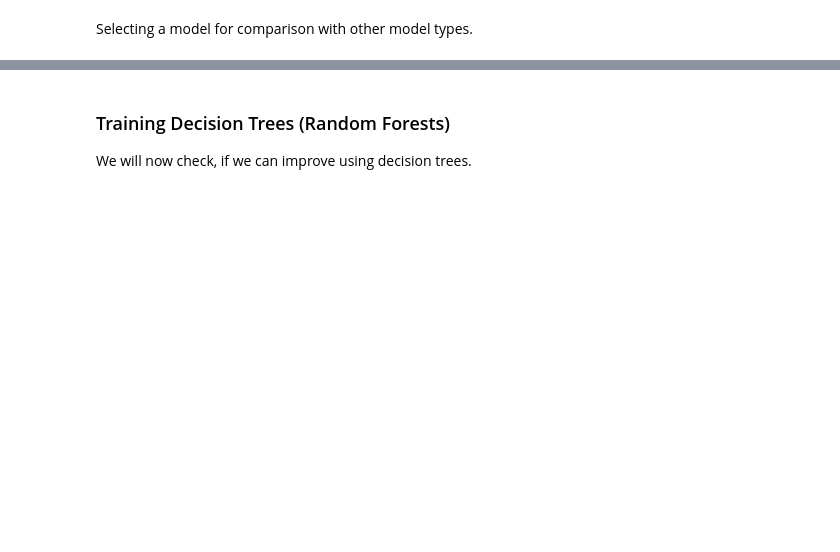
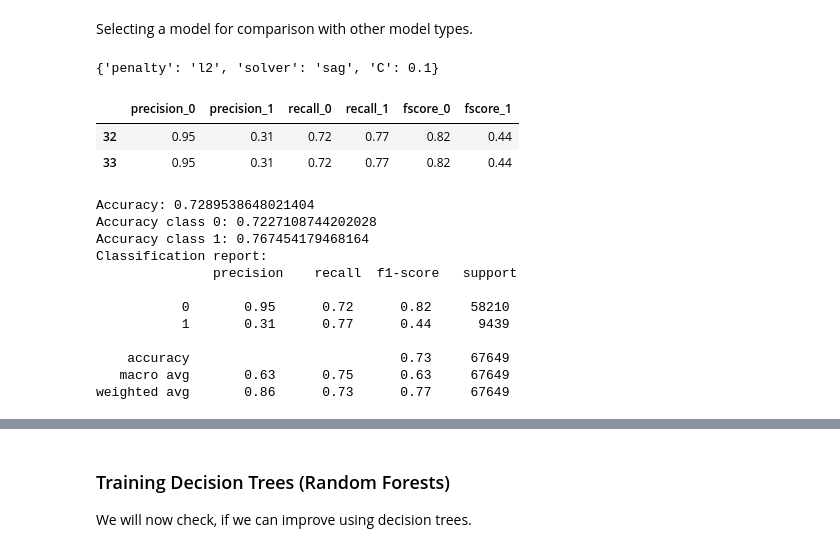
Before and after one commit to ai2ys/CDC-Diabetes-Health-Indicators, a Jupyter notebook: eda.ipynb, the cells around one changed output, grey strips where cells are left out. Drawn from its saved outputs; the diff is of its cells as text; code cells hidden in the pictures; blank space fills up the shorter version.

```diff
--- a/eda.ipynb
+++ b/eda.ipynb
@@ -1137,13 +1162,30 @@ Selecting a model for comparison with other model types.
 # %%
 hparams_model_lr = {
     'penalty': 'l2',
-    'solver': 'liblinear',
-    'C': 1e-2,
+    'solver': 'sag',
+    'C': 0.1
 }
 print(hparams_model_lr)
 display(df_results_lr.loc[df_results_lr.hparams == hparams_model_lr, 'precision_0':'fscore_1' ].round(2))
 
 
 model_lr = train_model_logistic_regression(X_train, y_train, hparams_model_lr, seed)
 y_pred, y_pred_proba = eval_model_logistic_regression(model_lr, X_val, y_val)
 print_metrics(y_val, y_pred)
+# %% [output]
+{'penalty': 'l2', 'solver': 'sag', 'C': 0.1}
+|  | precision_0 | precision_1 | recall_0 | recall_1 | fscore_0 | fscore_1 |
+| 32 | 0.95 | 0.31 | 0.72 | 0.77 | 0.82 | 0.44 |
+| 33 | 0.95 | 0.31 | 0.72 | 0.77 | 0.82 | 0.44 |
+Accuracy: 0.7289538648021404
+Accuracy class 0: 0.7227108744202028
+Accuracy class 1: 0.767454179468164
+Classification report:
+               precision    recall  f1-score   support
+
+           0       0.95      0.72      0.82     58210
+           1       0.31      0.77      0.44      9439
+
+    accuracy                           0.73     67649
+   macro avg       0.63      0.75      0.63     67649
+weighted avg       0.86      0.73      0.77     67649
```
Also changed, not shown: parts of 55 cells of this notebook.
